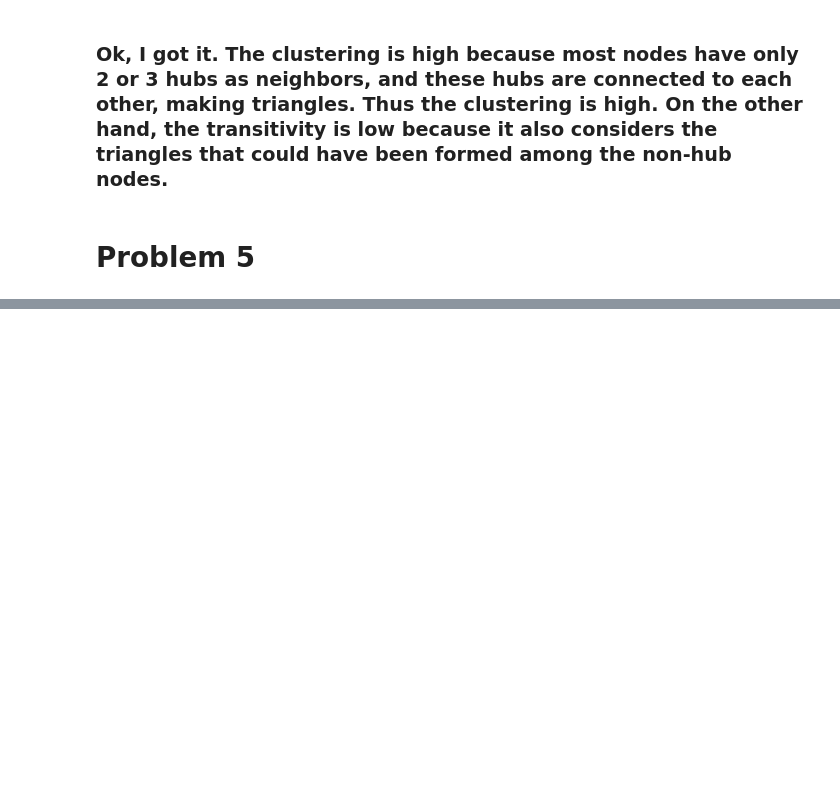
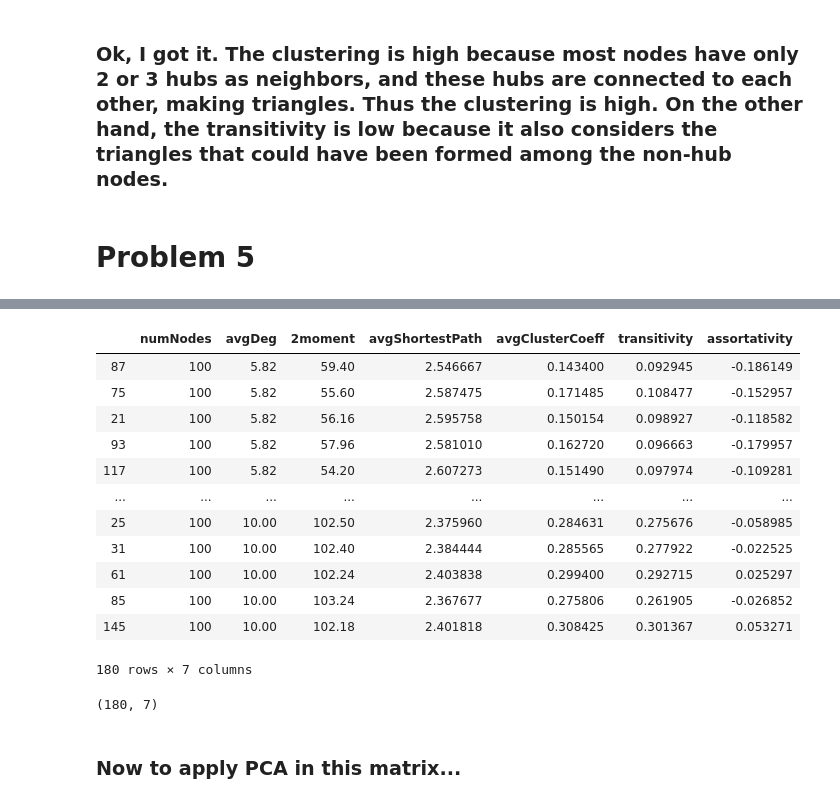
Before and after one commit to matheushjs/sandbox, a Jupyter notebook: complex_nets/lista3.ipynb, the cells around one changed output, grey strips where cells are left out. Cells and saved outputs as stored; diff of their text form; code cells hidden in the pictures; blank space fills up the shorter version.

```diff
--- a/complex_nets/lista3.ipynb
+++ b/complex_nets/lista3.ipynb
@@ -684,0 +757,25 @@ nx.draw_shell(G, with_labels=False, node_size=15)
+# %%
+generators = np.unique(df["generator"])
+df = df.drop(columns="generator")
+df
+# %% [output]
+|  | numNodes | avgDeg | 2moment | avgShortestPath | avgClusterCoeff | transitivity | assortativity |
+| 87 | 100 | 5.82 | 59.40 | 2.546667 | 0.143400 | 0.092945 | -0.186149 |
+| 75 | 100 | 5.82 | 55.60 | 2.587475 | 0.171485 | 0.108477 | -0.152957 |
+| 21 | 100 | 5.82 | 56.16 | 2.595758 | 0.150154 | 0.098927 | -0.118582 |
+| 93 | 100 | 5.82 | 57.96 | 2.581010 | 0.162720 | 0.096663 | -0.179957 |
+| 117 | 100 | 5.82 | 54.20 | 2.607273 | 0.151490 | 0.097974 | -0.109281 |
+| ... | ... | ... | ... | ... | ... | ... | ... |
+| 25 | 100 | 10.00 | 102.50 | 2.375960 | 0.284631 | 0.275676 | -0.058985 |
+| 31 | 100 | 10.00 | 102.40 | 2.384444 | 0.285565 | 0.277922 | -0.022525 |
+| 61 | 100 | 10.00 | 102.24 | 2.403838 | 0.299400 | 0.292715 | 0.025297 |
+| 85 | 100 | 10.00 | 103.24 | 2.367677 | 0.275806 | 0.261905 | -0.026852 |
+| 145 | 100 | 10.00 | 102.18 | 2.401818 | 0.308425 | 0.301367 | 0.053271 |
+180 rows × 7 columns
+# %%
+mat = df.values
+mat.shape
+# %% [output]
+(180, 7)
+# %% [markdown]
+### Now to apply PCA in this matrix...
```
Also changed, not shown: parts of 5 cells of this notebook.
